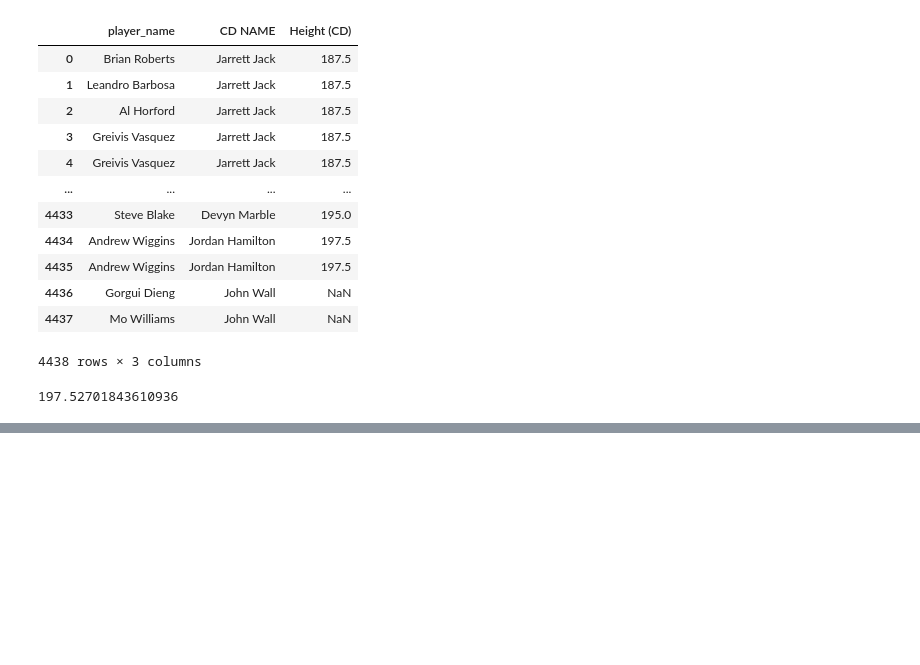
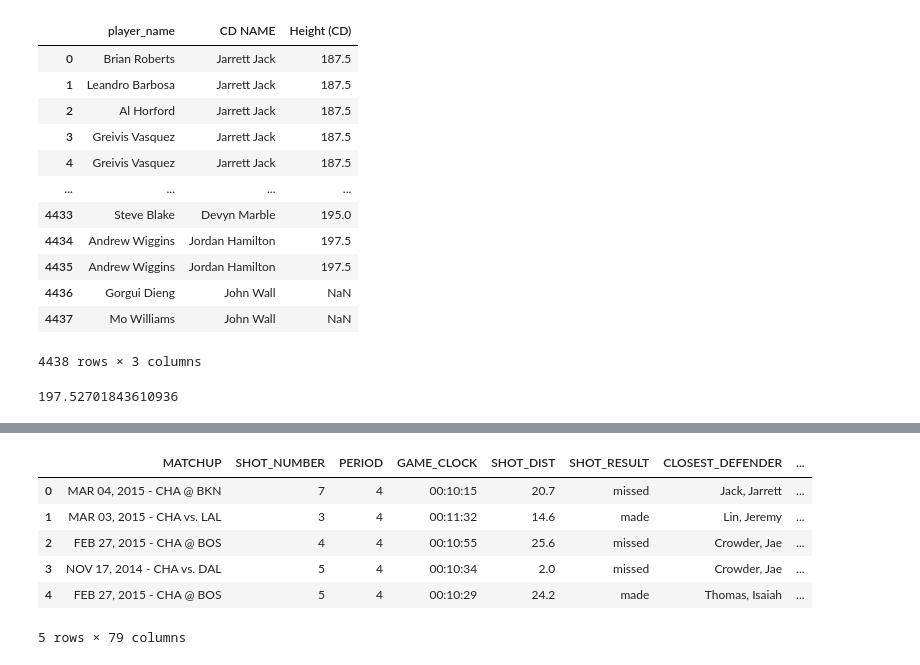
Before and after one commit to Deving789/NBA_Final-Project, a Jupyter notebook: project_x.ipynb, the cells around one changed output, grey strips where cells are left out. Saved outputs shown, nothing was run; the diff lists cells and outputs as text; code cells hidden in the pictures; blank space fills up the shorter version.

```diff
--- a/project_x.ipynb
+++ b/project_x.ipynb
@@ -229,0 +284,3 @@ shot_made_heights
+# %%
+team_merge = merged_df2.merge(team_df, left_on='Team', right_on='Team')
+team_merge.dtypes
@@ -229,0 +300,10 @@ shot_made_heights
+# %%
+team_merge.head()
+# %% [output]
+|  | MATCHUP | SHOT_NUMBER | PERIOD | GAME_CLOCK | SHOT_DIST | SHOT_RESULT | CLOSEST_DEFENDER | ... |
+| 0 | MAR 04, 2015 - CHA @ BKN | 7 | 4 | 00:10:15 | 20.7 | missed | Jack, Jarrett | ... |
+| 1 | MAR 03, 2015 - CHA vs. LAL | 3 | 4 | 00:11:32 | 14.6 | made | Lin, Jeremy | ... |
+| 2 | FEB 27, 2015 - CHA @ BOS | 4 | 4 | 00:10:55 | 25.6 | missed | Crowder, Jae | ... |
+| 3 | NOV 17, 2014 - CHA vs. DAL | 5 | 4 | 00:10:34 | 2.0 | missed | Crowder, Jae | ... |
+| 4 | FEB 27, 2015 - CHA @ BOS | 5 | 4 | 00:10:29 | 24.2 | made | Thomas, Isaiah | ... |
+5 rows × 79 columns
```
Also changed, not shown: parts of 7 cells of this notebook, 2 other files.
